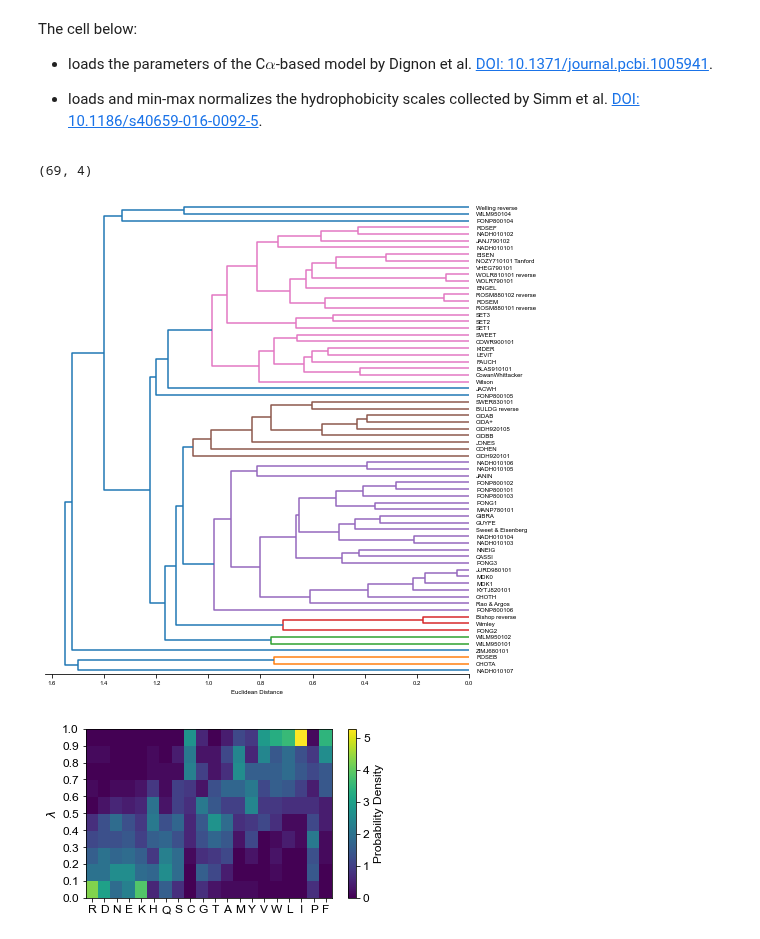
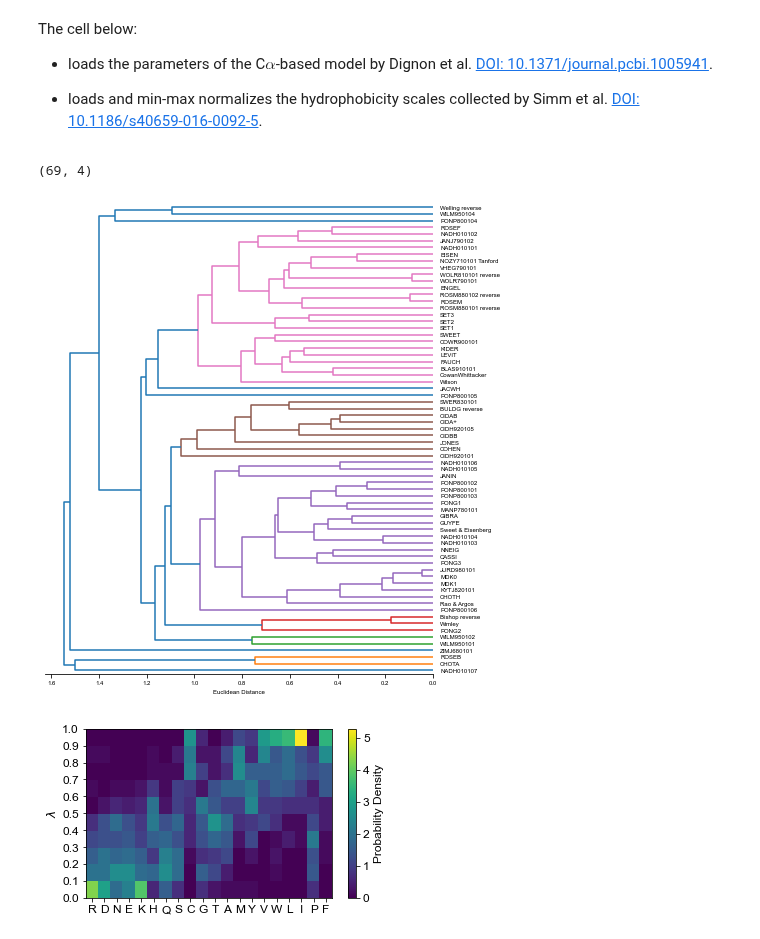
Before and after one commit to KULL-Centre/papers, a Jupyter notebook: 2022/CG-cutoffs-Tesei-et-al/prior.ipynb, the cells around one changed output. Saved outputs shown, nothing was run; the diff lists cells and outputs as text; code cells hidden in the pictures.

```diff
--- a/2022/CG-cutoffs-Tesei-et-al/prior.ipynb
+++ b/2022/CG-cutoffs-Tesei-et-al/prior.ipynb
@@ -115,34 +115,34 @@ dfparams['Urry'] = [0.558824, 0.294119, 0.588236, 0.      , 0.382354, 0.764707,
        0.758824, 0.82353 ]
 dfparams.to_csv('residues.csv')
 # %%
-fig = plt.figure(figsize=(7,7))
+fig = plt.figure(figsize=(6.5,7))
 
 plt.rc('font', **{'family':'sans-serif','sans-serif':['Arial'], 'size': 6})
 
 X = selHPS.T.values
 
 model = AgglomerativeClustering(distance_threshold=0, n_clusters=None, linkage='average',
                                 affinity='euclidean')
 model = model.fit(X)
 
 plot_dendrogram(model, truncate_mode='level', p=14, labels=selHPS.columns,
                 leaf_rotation=0, orientation='left', distance_sort=True)
 
 
 labels = [ticklabel.get_text().replace('\n',' ') for ticklabel in plt.gca().get_yticklabels()]
 plt.gca().set_yticklabels(labels)
 
 plt.gca().spines['right'].set_visible(False)
 plt.gca().spines['top'].set_visible(False)
 plt.gca().spines['left'].set_visible(False)
 
 plt.xlabel('Euclidean Distance')
 
 plt.tight_layout()
 plt.savefig('figs/dendrogram.pdf')
 # %% [output]
 (69, 4)
-[figure, old version]
+[figure, new version]
 # %%
 cols = np.arange(0,1.1,.1)
 dfprior = pd.DataFrame(index=selHPS.index,columns=pd.cut(cols[1:],cols),
```
Also changed, not shown: parts of 2 cells of this notebook, 2 other files.
